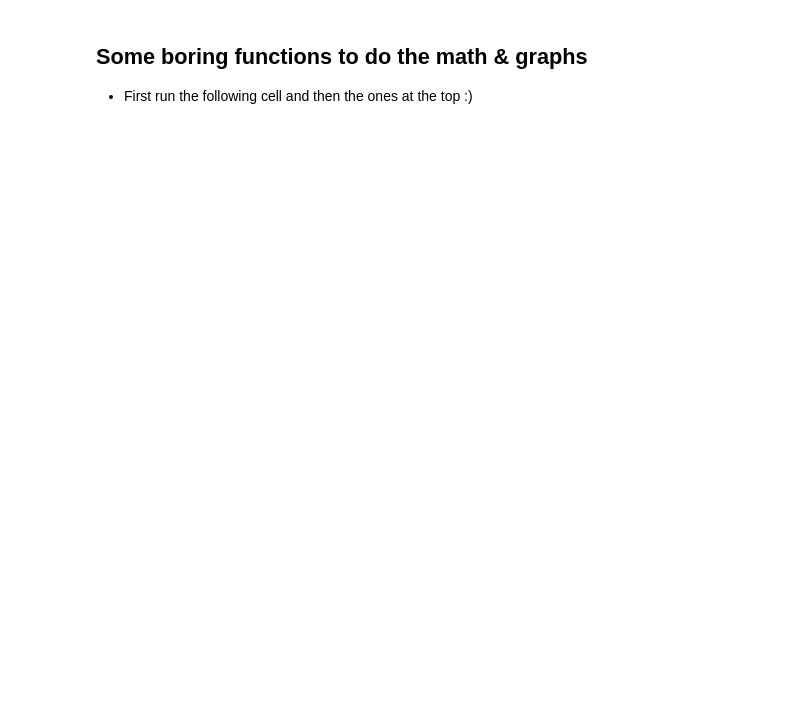
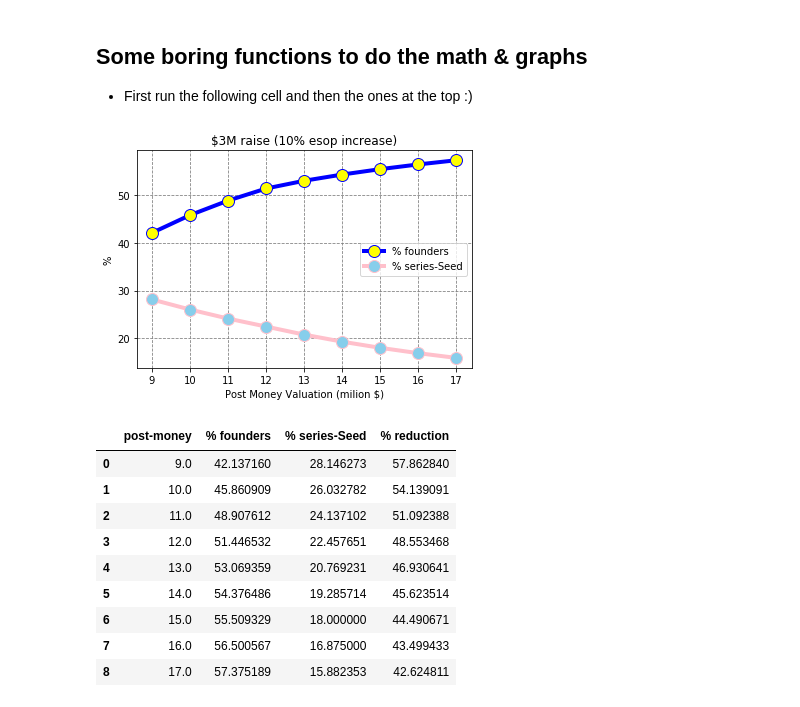
Before and after one commit to jamesbehzadi/capTable, a Jupyter notebook: capTable_YC.ipynb, the cells around one changed output. Cells and saved outputs as stored; diff of their text form; code cells hidden in the pictures; blank space fills up the shorter version.

Commit message:
JB: Added some sensitivity graphs

```diff
--- a/capTable_YC.ipynb
+++ b/capTable_YC.ipynb
@@ -333,7 +333,7 @@ def valuationSensitivity(dic, raiseA, newEsopPer100, title):
     dic['raiseA'] = raiseA
     dic['newEsopPer100'] = newEsopPer100
     founders = []; sA = []; postM = []; foundersDilution = []
-    x = range(6, 12)
+    x = range(6, 15)
     for preM in x:
         dic['preM'] = preM * 1e6
         capTable, _, temp = capTableMath(dic, False)
@@ -353,7 +353,7 @@ def raiseSensitivity(dic, preM, newEsopPer100, title):
     dic['preM'] = preM
     dic['newEsopPer100'] = newEsopPer100
     founders = []; sA = []; raiseA = []; foundersDilution = []
-    x = np.arange(2.0, 3.2, .2)
+    x = np.arange(2.0, 5.2, .25)
     for raiseA in x:
         dic['raiseA'] = raiseA * 1e6
         capTable, _, temp = capTableMath(dic, False)
@@ -369,9 +369,9 @@ def raiseSensitivity(dic, preM, newEsopPer100, title):
 
 def plotter(df, x, xlabel, title):
     # multiple line plot
-    plt.plot( x, '% founders', data=df, marker='o', markerfacecolor='pink', markersize=12, color='skyblue', linewidth=4)
+    plt.plot( x, '% founders', data=df, marker='o', markerfacecolor='yellow', markersize=12, color='blue', linewidth=4)
     plt.plot( x, '% series-Seed', data=df, marker='o', markerfacecolor='skyblue', markersize=12, color='pink', linewidth=4)
-    plt.plot( x, '% reduction', data=df, marker='o', markerfacecolor='grey', markersize=12, color='lightgrey', linewidth=4)
+#     plt.plot( x, '% reduction', data=df, marker='o', markerfacecolor='grey', markersize=12, color='lightgrey', linewidth=4)
     plt.legend(loc='center right')
     plt.grid(b=True, which='major', color='grey', linestyle='--')
     plt.xlabel(xlabel)
@@ -379,3 +379,17 @@ def plotter(df, x, xlabel, title):
     plt.title(title)
     plt.show()
     return
+# %%
+valuationSensitivity(dic, 3e6, 10, '$3M raise (10% esop increase)')
+# %% [output]
+[figure, added]
+|  | post-money | % founders | % series-Seed | % reduction |
+| 0 | 9.0 | 42.137160 | 28.146273 | 57.862840 |
+| 1 | 10.0 | 45.860909 | 26.032782 | 54.139091 |
+| 2 | 11.0 | 48.907612 | 24.137102 | 51.092388 |
+| 3 | 12.0 | 51.446532 | 22.457651 | 48.553468 |
+| 4 | 13.0 | 53.069359 | 20.769231 | 46.930641 |
+| 5 | 14.0 | 54.376486 | 19.285714 | 45.623514 |
+| 6 | 15.0 | 55.509329 | 18.000000 | 44.490671 |
+| 7 | 16.0 | 56.500567 | 16.875000 | 43.499433 |
+| 8 | 17.0 | 57.375189 | 15.882353 | 42.624811 |
```
Also changed, not shown: parts of 1 cell of this notebook.
